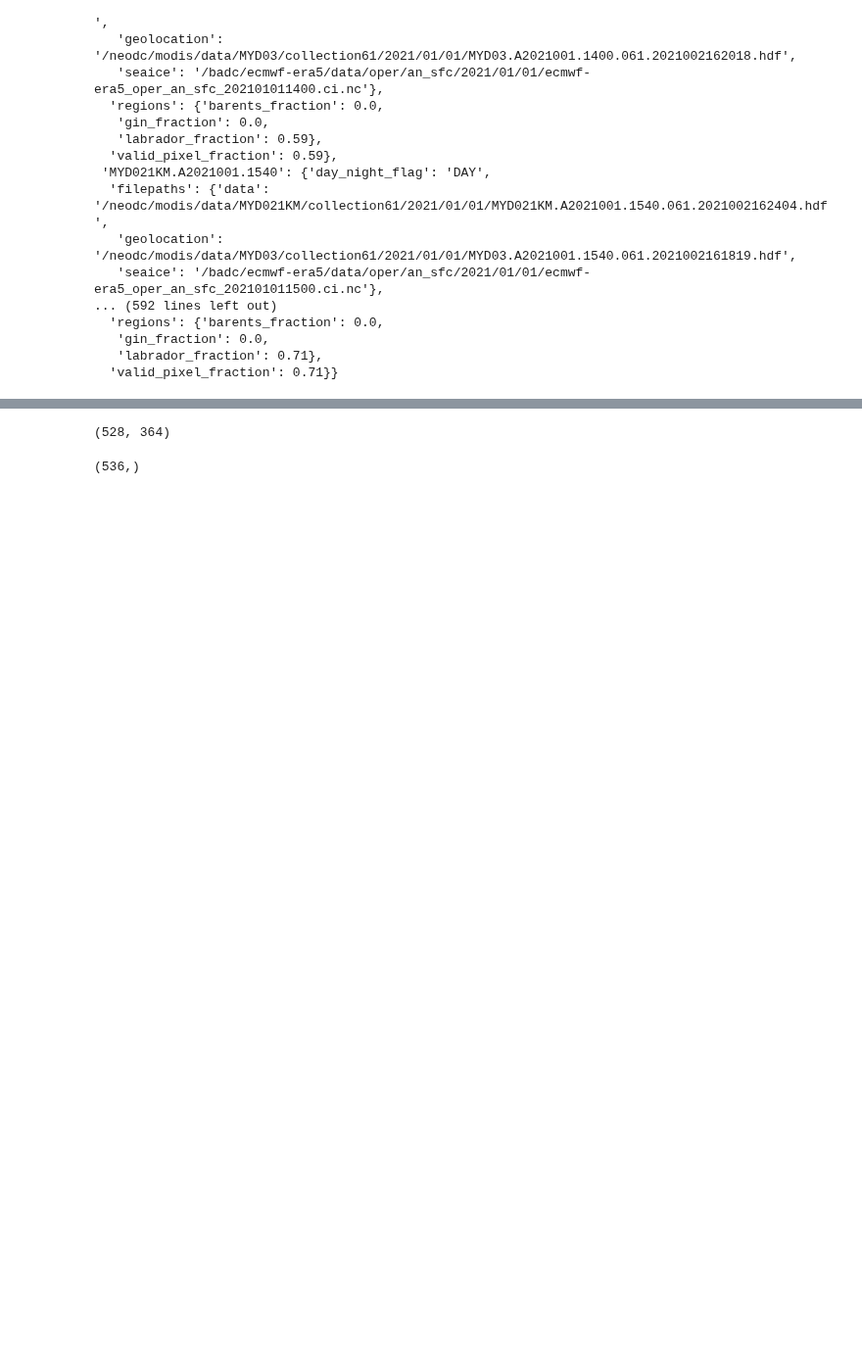
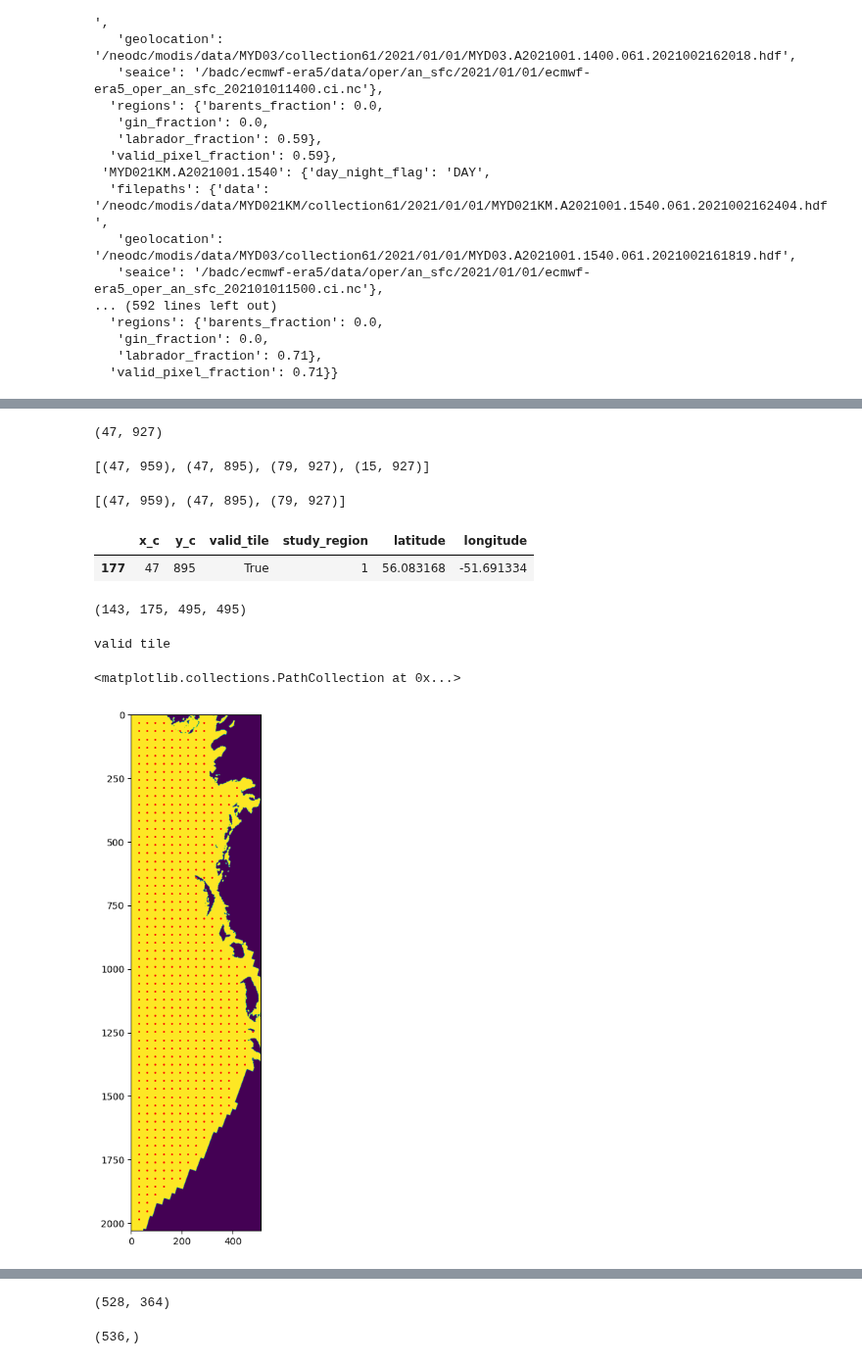
Before and after one commit to flogrows/phd-notebooks, a Jupyter notebook: TileLists.ipynb, the cells around one changed output, grey strips where cells are left out. Shown at 98% size. Cells and saved outputs as stored; diff of their text form; code cells hidden in the pictures; blank space fills up the shorter version.

```diff
--- a/TileLists.ipynb
+++ b/TileLists.ipynb
@@ -151,0 +116,10 @@ x.shape
+# %%
+granule_width = ds.sizes["x"]
+granule_height = ds.sizes["y"]
+
+tile_size = 64
+stride = 0.5
+# %%
+x = np.arange(tile_size/2-1, granule_width-tile_size/2, tile_size*stride).astype(int)
+y = np.arange(tile_size/2-1, granule_height-tile_size/2, tile_size*stride).astype(int)
+x, y
@@ -151,0 +137,3 @@ x.shape
+# %%
+# make dataframe of tile positions
+tile_map = pd.DataFrame([(i,j) for i in x for j in y], columns = ['x_c','y_c'])
@@ -151,0 +179,14 @@ x.shape
+# %%
+# check each possible tile for valid pixels
+tile_map['valid_tile'] = tile_map.apply(lambda x: (ds["valid_pixel"][x['y_c'], x['x_c']].values and
+                                               ds["valid_pixel"].isel(x=slice(x['x_c']-tile_size//2+1, x['x_c']+tile_size//2),
+                                               y=slice(x['y_c']-tile_size//2+1, x['y_c']+tile_size//2)).values.mean() > 0.9).item(),
+                                               axis = 1)
+
+tile_map['study_region'] = tile_map.apply(lambda x: ds["study_region"][x['y_c'], x['x_c']].item(), axis = 1)
+
+tile_map['latitude'] =  tile_map.apply(lambda x: ds["latitude"][x['y_c'], x['x_c']].item(), axis = 1)
+tile_map['longitude'] =  tile_map.apply(lambda x: ds["longitude"][x['y_c'], x['x_c']].item(), axis = 1)
+
+tile_map = tile_map.astype({'x_c': 'int16', 'y_c': 'int16', 'latitude': 'float32', 'longitude': 'float32',
+                                        'study_region': 'int8'})
@@ -151,0 +241,14 @@ x.shape
+# %%
+anchor_x, anchor_y
+# %% [output]
+(47, 927)
+# %%
+
+# possible neighbours:
+offset = tile_size//2
+shifts = [(0,1),(0,-1),(1,0),(-1,0)]
+neighbours = [(anchor_x + shift[0]*offset, anchor_y + shift[1]*offset) for shift in shifts]
+
+neighbours
+# %% [output]
+[(47, 959), (47, 895), (79, 927), (15, 927)]
@@ -151,0 +266,34 @@ x.shape
+# %%
+neighbours
+# %% [output]
+[(47, 959), (47, 895), (79, 927)]
+# %%
+neighbour = rng.choice(neighbours)
+tile_map.query('x_c == @neighbour[0] and y_c == @neighbour[1]')
+# %% [output]
+|  | x_c | y_c | valid_tile | study_region | latitude | longitude |
+| 177 | 47 | 895 | True | 1 | 56.083168 | -51.691334 |
+# %%
+
+neighbour_x = anchor_x + tile_offset[0].item()
+neighbour_y = _anchor_y + tile_offset[1].item()
+anchor_x, neighbour_x, _anchor_y, neighbour_y
+# %% [output]
+(143, 175, 495, 495)
+# %%
+if tile_map.query('x_c == @neighbour_x and y_c == @neighbour_y').empty:
+    print('no such tile')
+elif tile_map.query('x_c == @neighbour_x and y_c == @neighbour_y')['valid_tile'].item():
+    print('valid tile')
+else:
+    print('invalid tile')
+# %% [output]
+valid tile
+# %%
+# plot valid tiles from dataframe
+plt.figure(figsize=(10,10))
+plt.imshow(ds["valid_pixel"])
+plt.scatter(tile_map[tile_map['valid_tile']]['x_c'], tile_map[tile_map['valid_tile']]['y_c'], c = 'r', s = 1)
+# %% [output]
+<matplotlib.collections.PathCollection at 0x...>
+[figure, added]
```
Also changed, not shown: parts of 50 cells of this notebook.
